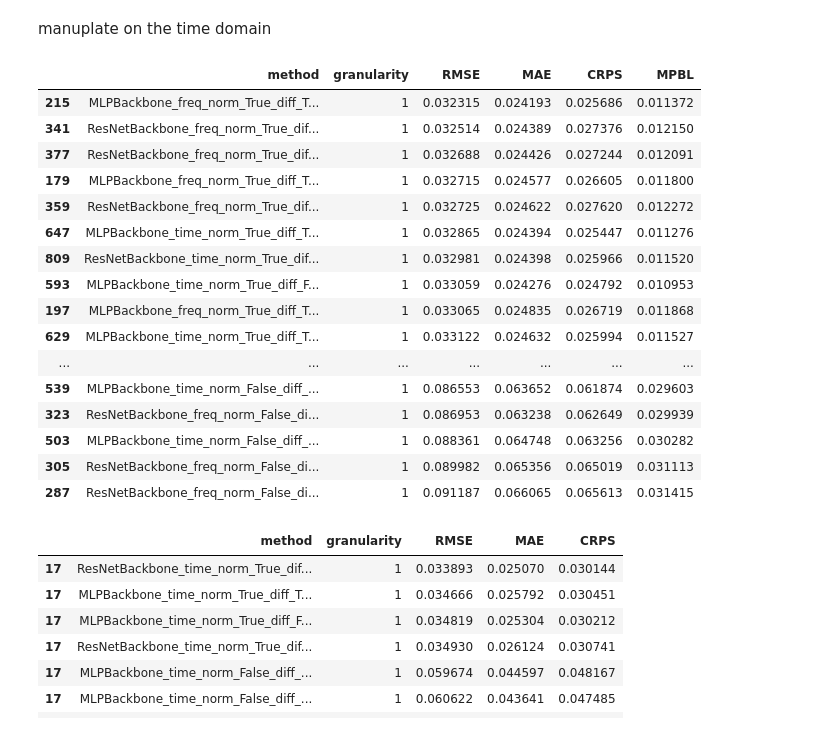
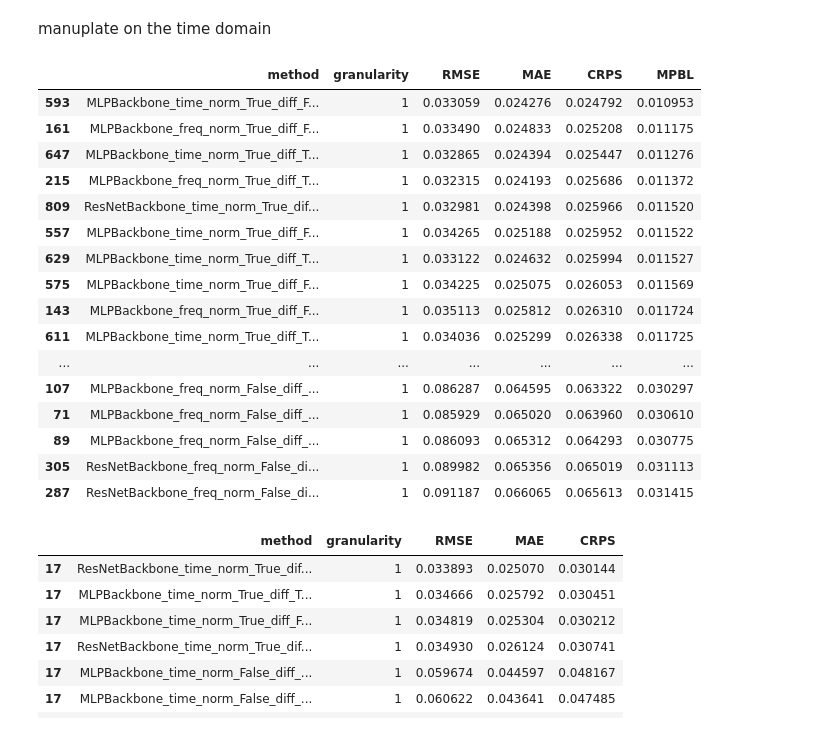
Before and after one commit to WillWang1113/Moving-Average-Diffusion, a Jupyter notebook: notebooks/test.ipynb, the cells around one changed output. Drawn from its saved outputs; the diff is of its cells as text; code cells hidden in the pictures.

```diff
--- a/notebooks/test.ipynb
+++ b/notebooks/test.ipynb
@@ -458,27 +458,28 @@ print(torch.fft.rfft(noise)[0])
 # %%
 import pandas as pd
 
 df_freq = pd.read_csv('../assets/MADFreq_fast_dtm.csv', index_col=0)
 df_time = pd.read_csv('../assets/MADTime_fast_dtm.csv', index_col=0)
 df = pd.concat([df_freq, df_time])
 df = df.reset_index(drop=True)
-df[df['granularity']==1].sort_values('RMSE')
+# df[df['method']=='MLPBackbone_freq_norm_True_diff_True_empirical']
+df[df['granularity']==1].sort_values('MPBL')
 # %% [output]
 |  | method | granularity | RMSE | MAE | CRPS | MPBL |
+| 593 | MLPBackbone_time_norm_True_diff_F... | 1 | 0.033059 | 0.024276 | 0.024792 | 0.010953 |
+| 161 | MLPBackbone_freq_norm_True_diff_F... | 1 | 0.033490 | 0.024833 | 0.025208 | 0.011175 |
+| 647 | MLPBackbone_time_norm_True_diff_T... | 1 | 0.032865 | 0.024394 | 0.025447 | 0.011276 |
 | 215 | MLPBackbone_freq_norm_True_diff_T... | 1 | 0.032315 | 0.024193 | 0.025686 | 0.011372 |
-| 341 | ResNetBackbone_freq_norm_True_dif... | 1 | 0.032514 | 0.024389 | 0.027376 | 0.012150 |
-| 377 | ResNetBackbone_freq_norm_True_dif... | 1 | 0.032688 | 0.024426 | 0.027244 | 0.012091 |
-| 179 | MLPBackbone_freq_norm_True_diff_T... | 1 | 0.032715 | 0.024577 | 0.026605 | 0.011800 |
-| 359 | ResNetBackbone_freq_norm_True_dif... | 1 | 0.032725 | 0.024622 | 0.027620 | 0.012272 |
-| 647 | MLPBackbone_time_norm_True_diff_T... | 1 | 0.032865 | 0.024394 | 0.025447 | 0.011276 |
 | 809 | ResNetBackbone_time_norm_True_dif... | 1 | 0.032981 | 0.024398 | 0.025966 | 0.011520 |
-| 593 | MLPBackbone_time_norm_True_diff_F... | 1 | 0.033059 | 0.024276 | 0.024792 | 0.010953 |
-| 197 | MLPBackbone_freq_norm_True_diff_T... | 1 | 0.033065 | 0.024835 | 0.026719 | 0.011868 |
+| 557 | MLPBackbone_time_norm_True_diff_F... | 1 | 0.034265 | 0.025188 | 0.025952 | 0.011522 |
 | 629 | MLPBackbone_time_norm_True_diff_T... | 1 | 0.033122 | 0.024632 | 0.025994 | 0.011527 |
+| 575 | MLPBackbone_time_norm_True_diff_F... | 1 | 0.034225 | 0.025075 | 0.026053 | 0.011569 |
+| 143 | MLPBackbone_freq_norm_True_diff_F... | 1 | 0.035113 | 0.025812 | 0.026310 | 0.011724 |
+| 611 | MLPBackbone_time_norm_True_diff_T... | 1 | 0.034036 | 0.025299 | 0.026338 | 0.011725 |
 | ... | ... | ... | ... | ... | ... | ... |
-| 539 | MLPBackbone_time_norm_False_diff_... | 1 | 0.086553 | 0.063652 | 0.061874 | 0.029603 |
-| 323 | ResNetBackbone_freq_norm_False_di... | 1 | 0.086953 | 0.063238 | 0.062649 | 0.029939 |
-| 503 | MLPBackbone_time_norm_False_diff_... | 1 | 0.088361 | 0.064748 | 0.063256 | 0.030282 |
+| 107 | MLPBackbone_freq_norm_False_diff_... | 1 | 0.086287 | 0.064595 | 0.063322 | 0.030297 |
+| 71 | MLPBackbone_freq_norm_False_diff_... | 1 | 0.085929 | 0.065020 | 0.063960 | 0.030610 |
+| 89 | MLPBackbone_freq_norm_False_diff_... | 1 | 0.086093 | 0.065312 | 0.064293 | 0.030775 |
 | 305 | ResNetBackbone_freq_norm_False_di... | 1 | 0.089982 | 0.065356 | 0.065019 | 0.031113 |
 | 287 | ResNetBackbone_freq_norm_False_di... | 1 | 0.091187 | 0.066065 | 0.065613 | 0.031415 |
 # %%
```
Also changed, not shown: parts of 1 cell of this notebook, 6 other files.
